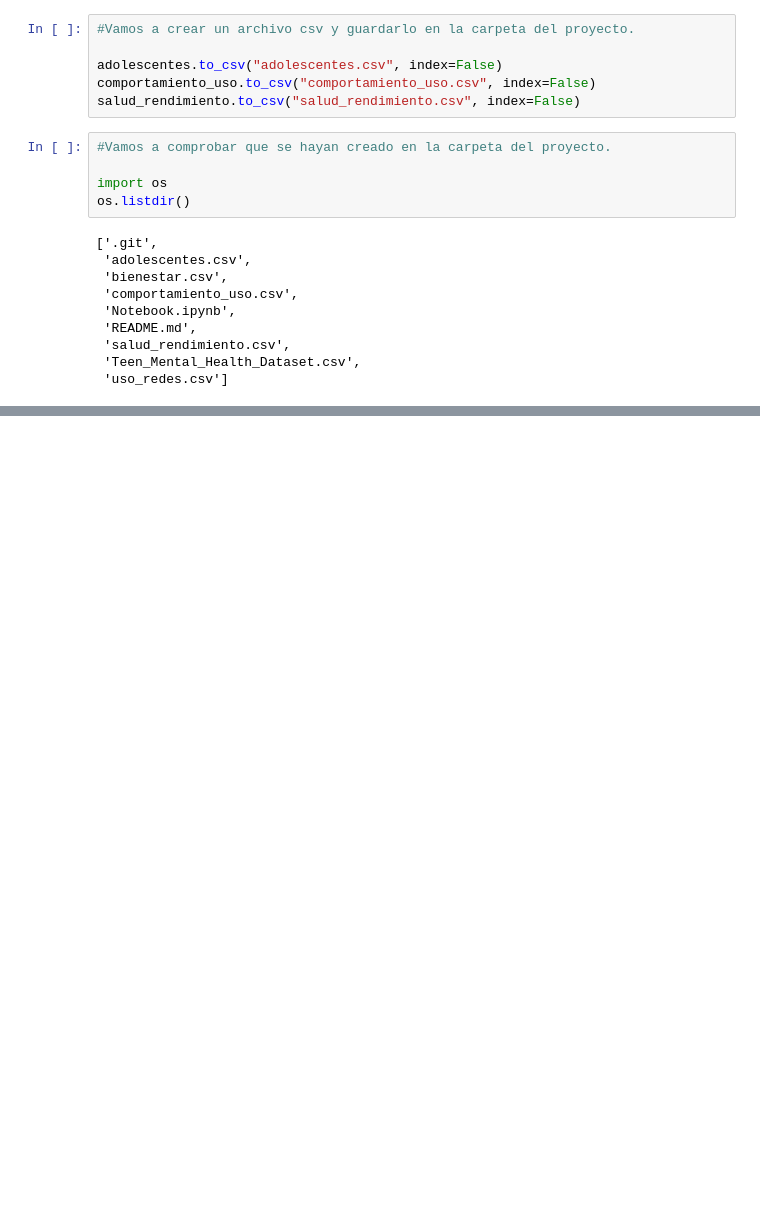
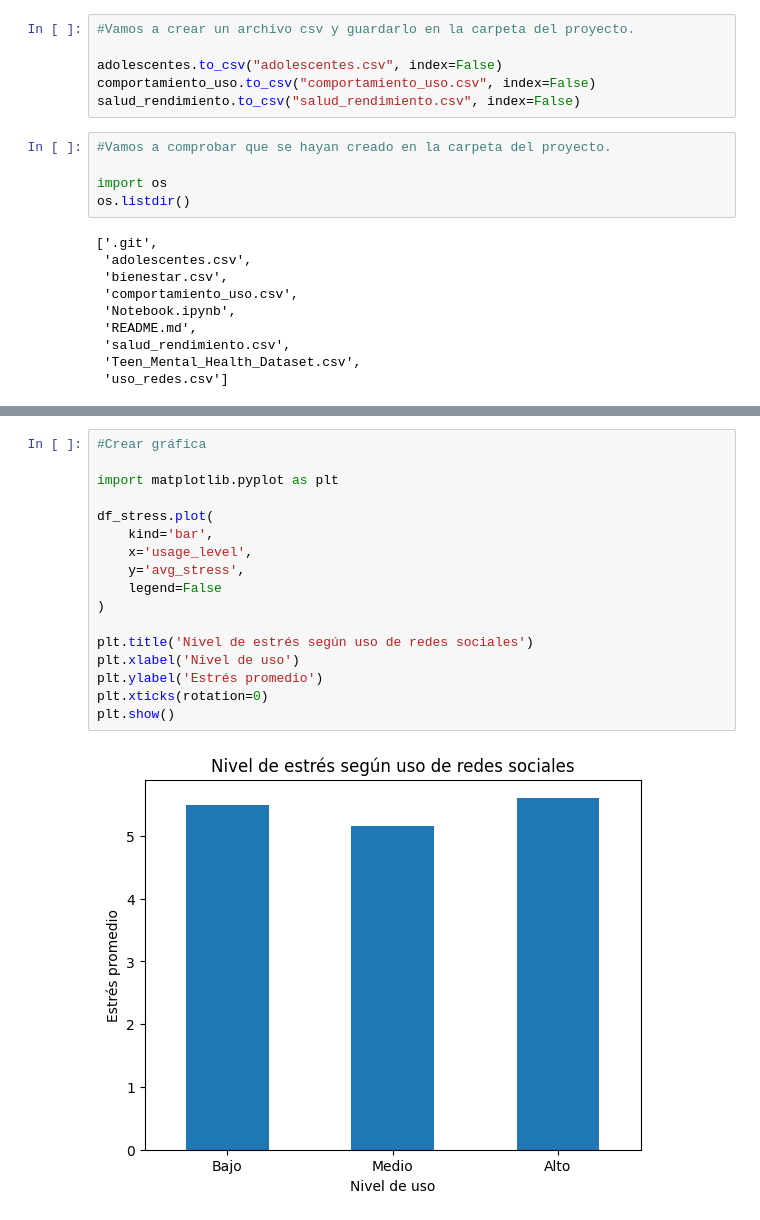
Before and after one commit to roizherrerapilar-hub/Mini-Project---SQL-From-Data-to-Insight, a Jupyter notebook: Notebook.ipynb, the cells around one changed output, grey strips where cells are left out. Saved outputs shown, nothing was run; the diff lists cells and outputs as text; blank space fills up the shorter version.

```diff
--- a/Notebook.ipynb
+++ b/Notebook.ipynb
@@ -150,0 +301,19 @@ os.listdir()
+# %%
+#Crear gráfica
+
+import matplotlib.pyplot as plt
+
+df_stress.plot(
+    kind='bar',
+    x='usage_level',
+    y='avg_stress',
+    legend=False
+)
+
+plt.title('Nivel de estrés según uso de redes sociales')
+plt.xlabel('Nivel de uso')
+plt.ylabel('Estrés promedio')
+plt.xticks(rotation=0)
+plt.show()
+# %% [output]
+[figure, added]
```
Also changed, not shown: parts of 10 cells of this notebook, 3 other files.
